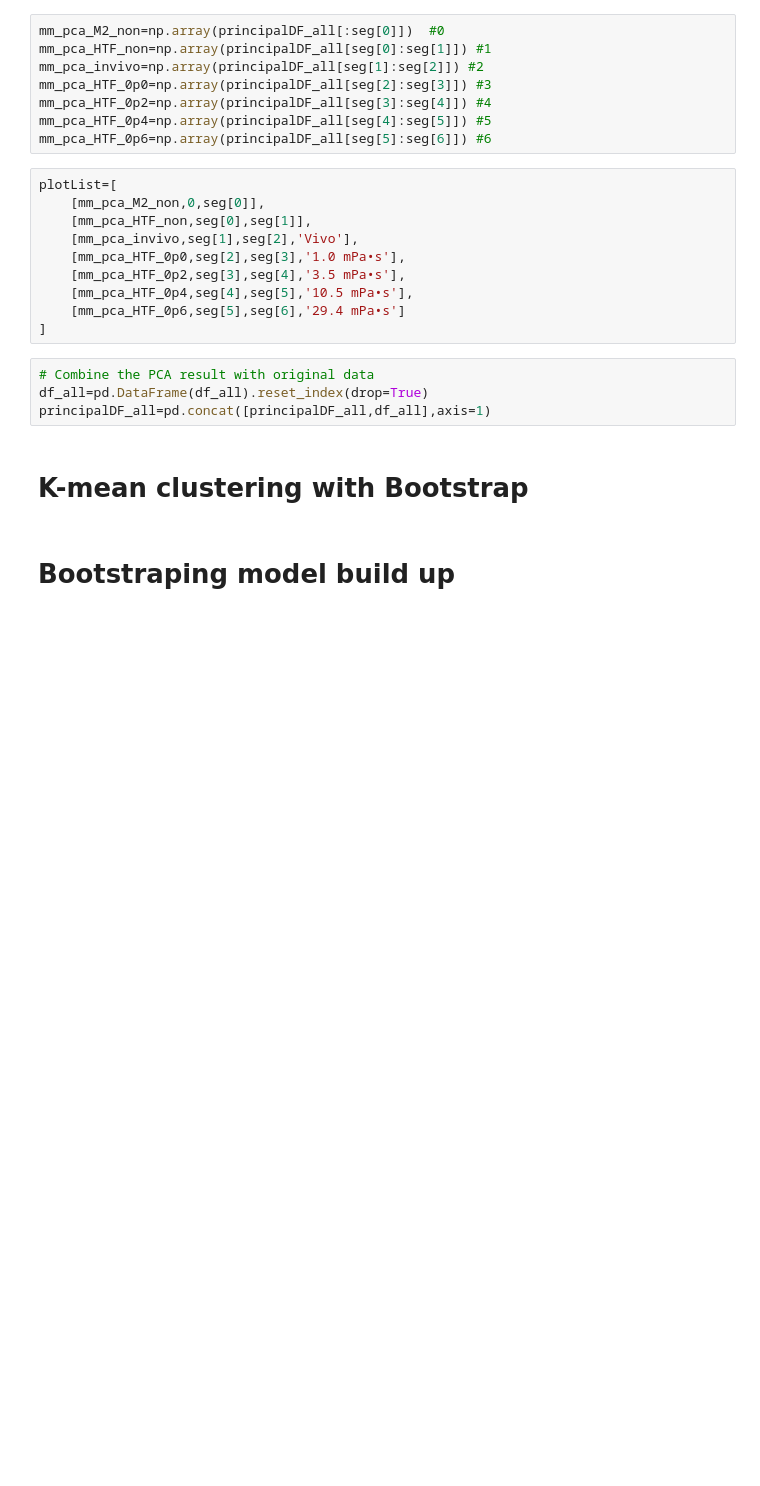
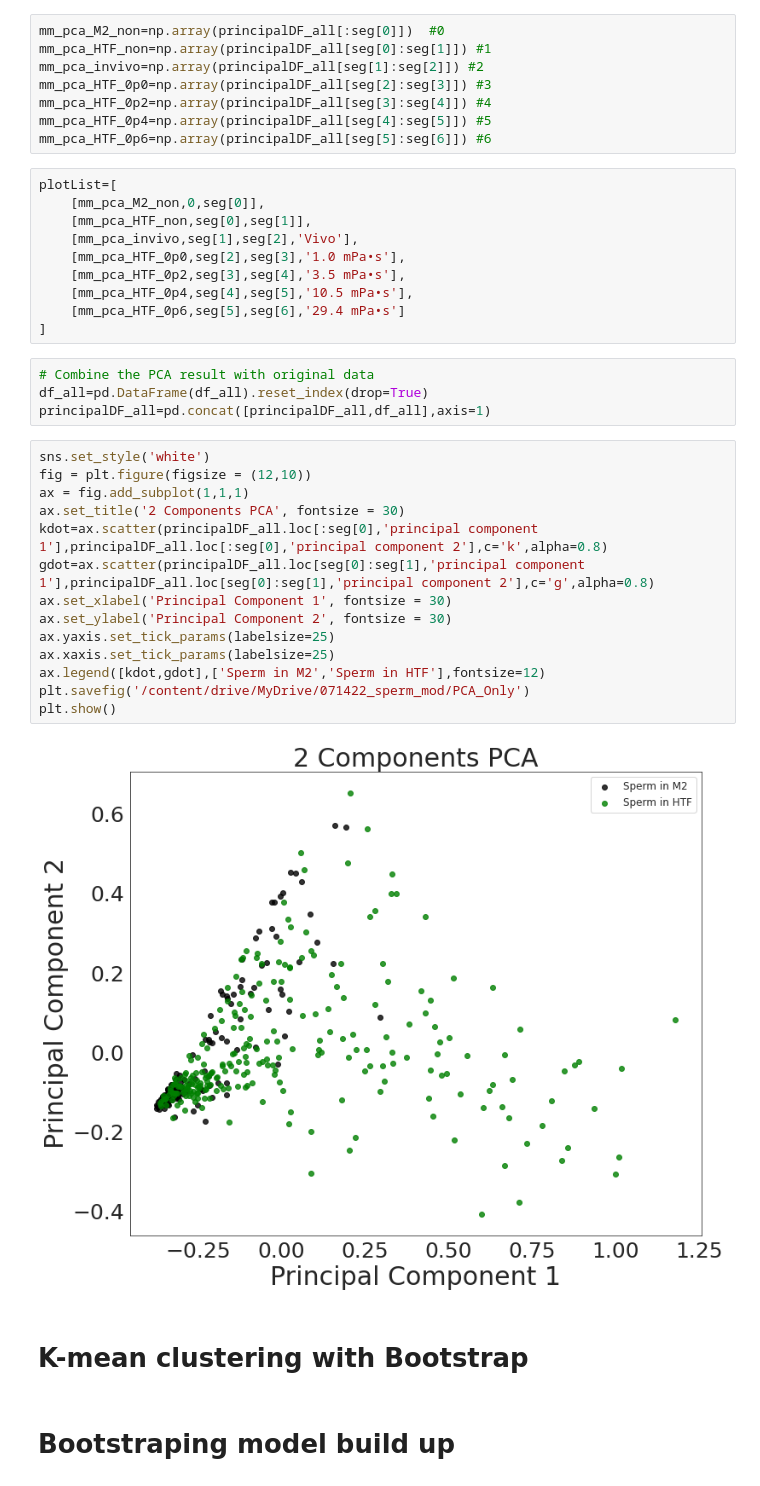
Before and after one commit to YZCUS/py-SpermTracking, a Jupyter notebook: 071422_feature_extraction.ipynb, the cells around one changed output. Drawn from its saved outputs; the diff is of its cells as text; blank space fills up the shorter version.

```diff
--- a/071422_feature_extraction.ipynb
+++ b/071422_feature_extraction.ipynb
@@ -234,6 +234,22 @@ plotList=[
 # Combine the PCA result with original data
 df_all=pd.DataFrame(df_all).reset_index(drop=True)
 principalDF_all=pd.concat([principalDF_all,df_all],axis=1)
+# %%
+sns.set_style('white')
+fig = plt.figure(figsize = (12,10))
+ax = fig.add_subplot(1,1,1)
+ax.set_title('2 Components PCA', fontsize = 30)
+kdot=ax.scatter(principalDF_all.loc[:seg[0],'principal component 1'],principalDF_all.loc[:seg[0],'principal component 2'],c='k',alpha=0.8)
+gdot=ax.scatter(principalDF_all.loc[seg[0]:seg[1],'principal component 1'],principalDF_all.loc[seg[0]:seg[1],'principal component 2'],c='g',alpha=0.8)
+ax.set_xlabel('Principal Component 1', fontsize = 30)
+ax.set_ylabel('Principal Component 2', fontsize = 30)
+ax.yaxis.set_tick_params(labelsize=25)
+ax.xaxis.set_tick_params(labelsize=25)
+ax.legend([kdot,gdot],['Sperm in M2','Sperm in HTF'],fontsize=12)
+plt.savefig('/content/drive/MyDrive/071422_sperm_mod/PCA_Only')
+plt.show()
+# %% [output]
+[figure, added]
 # %% [markdown]
 # **K-mean clustering with Bootstrap**
 # %% [markdown]
```
Also changed, not shown: parts of 23 cells of this notebook.
